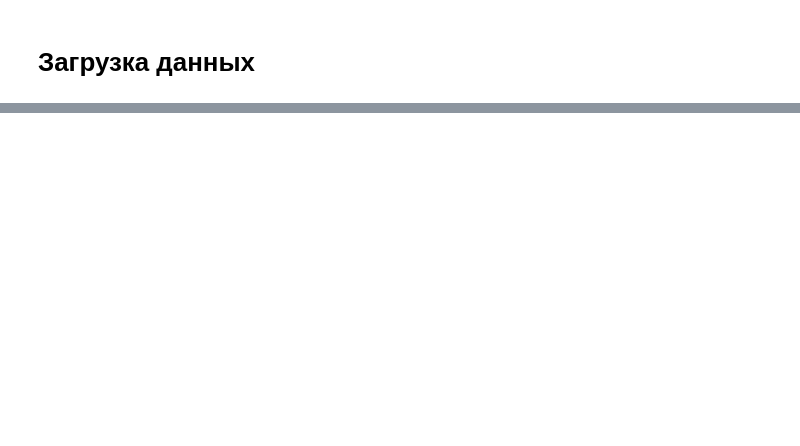
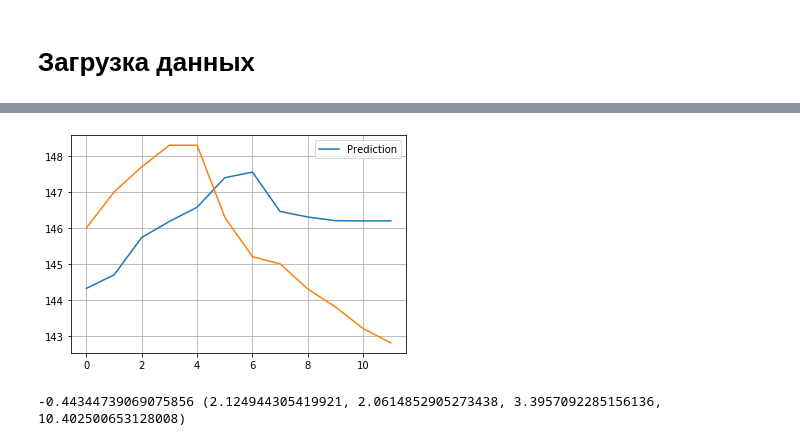
Before and after one commit to Tesseract98/machine-learning, a Jupyter notebook: regression/population_growth.ipynb, the cells around one changed output, grey strips where cells are left out. Cells and saved outputs as stored; diff of their text form; code cells hidden in the pictures; blank space fills up the shorter version.

```diff
--- a/regression/population_growth.ipynb
+++ b/regression/population_growth.ipynb
@@ -226,0 +250,18 @@ plt.legend()
+# %%
+var_model = XGBRegressor(n_jobs=-1, random_state=seed)
+
+simple_space = {
+#             'max_depth': np.arange(3, 15, dtype=int),
+            'n_estimators': np.arange(50, 300, dtype=int),
+            'learning_rate': uniform(0.01, 0.9),
+#             'loss': ['linear', 'square', 'exponential'],
+            'booster': ['gbtree', 'gblinear'],
+            'eval_metric': ['rmse', 'mae'],
+}
+
+scoring = ['explained_variance']
+
+best = RandomizedSearchCV(var_model, simple_space, scoring=scoring, cv=3, n_iter=10, n_jobs=-1,
+                          random_state=seed, verbose=1, refit='explained_variance')
+best.fit(hyperopt_X, hyperopt_y)
+print("\nbest: ", best.best_score_)
@@ -226,0 +273,15 @@ plt.legend()
+# %%
+best_model_XGBRegressor = best.best_estimator_
+best_model_XGBRegressor.fit(X_train, y_train)
+prediction_xgb = best_model_XGBRegressor.predict(X_valid)
+plt.plot(prediction_xgb, label='Prediction')
+plt.plot(y_valid)
+plt.legend()
+plt.grid()
+# %% [output]
+[figure, added]
+# %%
+xgb_score = best_model_XGBRegressor.score(X_valid, y_valid)
+print(xgb_score, normalize_error(prediction_xgb, y_valid))
+# %% [output]
+-0.44344739069075856 (2.124944305419921, 2.0614852905273438, 3.3957092285156136, 10.402500653128008)
```
Also changed, not shown: parts of 78 cells of this notebook, 2 other files.
